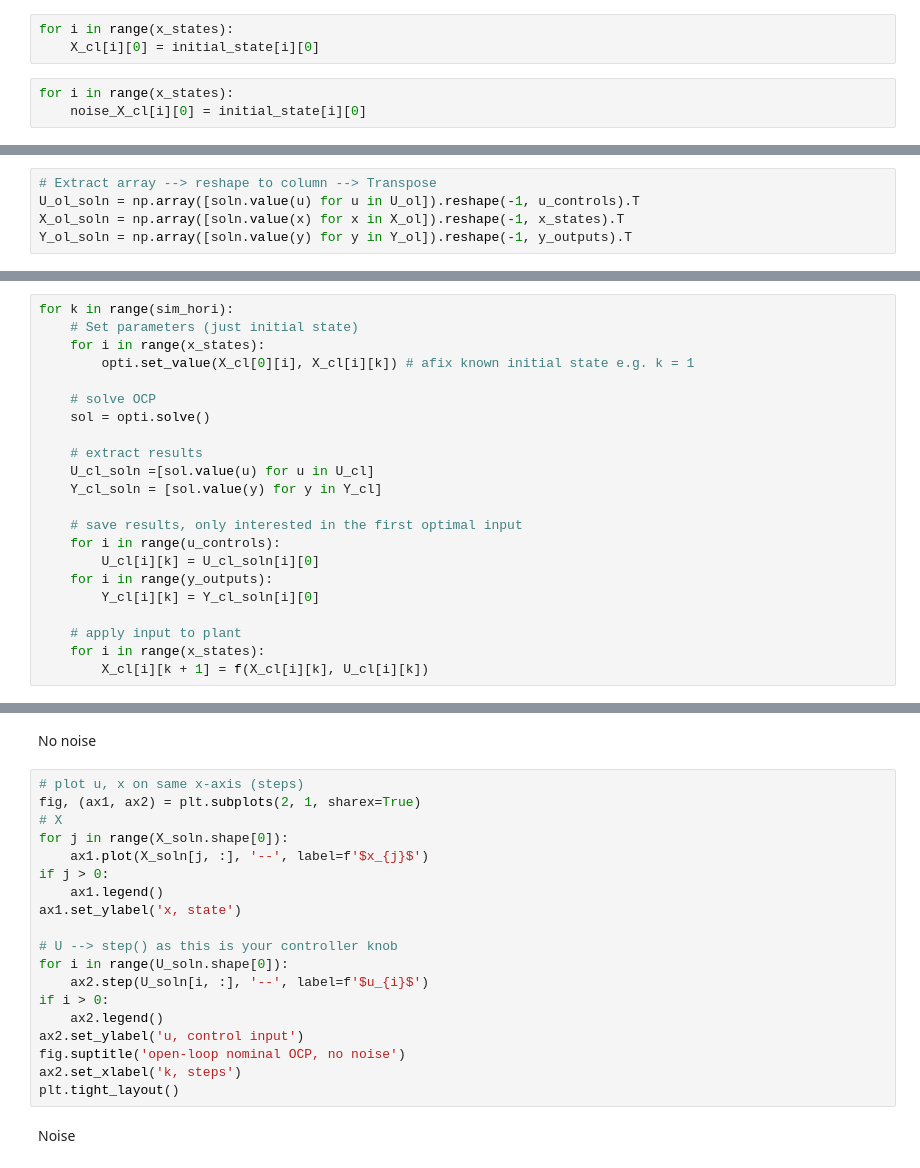
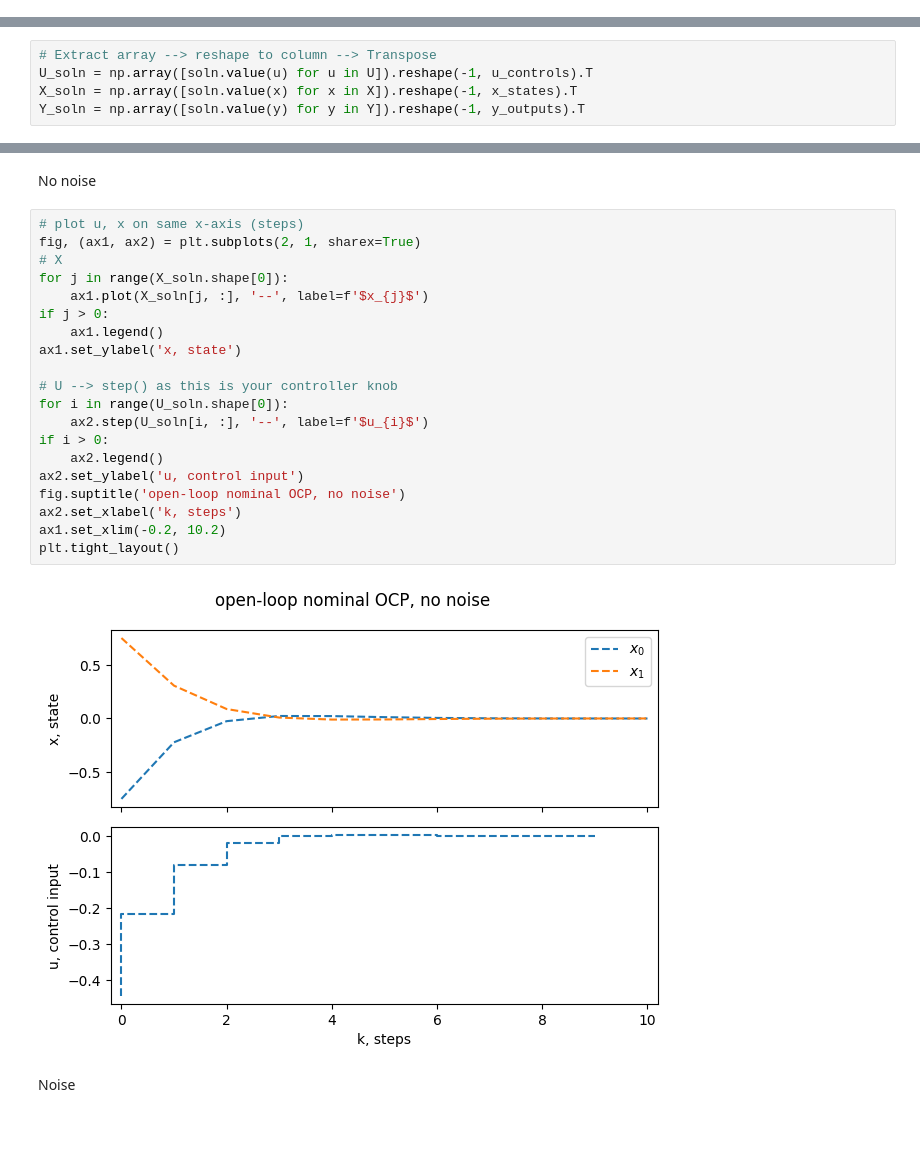
Before and after one commit to huynmela/MPC_study, a Jupyter notebook: nominal_MPC.ipynb, the cells around one changed output, grey strips where cells are left out. Cells and saved outputs as stored; diff of their text form; blank space fills up the shorter version.

Commit message:
implemented no noise model, plotted and debugged. overlay and send to ali

```diff
--- a/nominal_MPC.ipynb
+++ b/nominal_MPC.ipynb
@@ -166,9 +144,3 @@ Set the initial set
-# %%
-for i in range(x_states):
-    X_cl[i][0] = initial_state[i][0]
-# %%
-for i in range(x_states):
-    noise_X_cl[i][0] = initial_state[i][0]
 # %% [markdown]
 ### Solve OCP
 # %% [markdown]
@@ -192,7 +170,7 @@ soln = opti.solve()
 ##### Open-loop solve
 # %%
 # Extract array --> reshape to column --> Transpose
-U_ol_soln = np.array([soln.value(u) for u in U_ol]).reshape(-1, u_controls).T
-X_ol_soln = np.array([soln.value(x) for x in X_ol]).reshape(-1, x_states).T
-Y_ol_soln = np.array([soln.value(y) for y in Y_ol]).reshape(-1, y_outputs).T
+U_soln = np.array([soln.value(u) for u in U]).reshape(-1, u_controls).T
+X_soln = np.array([soln.value(x) for x in X]).reshape(-1, x_states).T
+Y_soln = np.array([soln.value(y) for y in Y]).reshape(-1, y_outputs).T
 # %%
@@ -204,25 +180,3 @@ noise_Y_ol_soln = np.array([soln.value(y) for y in noise_Y_ol]).reshape(-1, y_ou
-# %%
-for k in range(sim_hori):
-    # Set parameters (just initial state)
-    for i in range(x_states):
-        opti.set_value(X_cl[0][i], X_cl[i][k]) # afix known initial state e.g. k = 1
-
-    # solve OCP
-    sol = opti.solve()
-
-    # extract results
-    U_cl_soln =[sol.value(u) for u in U_cl]
-    Y_cl_soln = [sol.value(y) for y in Y_cl]
-
-    # save results, only interested in the first optimal input
-    for i in range(u_controls):
-        U_cl[i][k] = U_cl_soln[i][0]
-    for i in range(y_outputs):
-        Y_cl[i][k] = Y_cl_soln[i][0]
-
-    # apply input to plant
-    for i in range(x_states):
-        X_cl[i][k + 1] = f(X_cl[i][k], U_cl[i][k])
 # %% [markdown]
 ### Plotting
 # %% [markdown]
@@ -230,22 +184,25 @@ No noise
 # %%
 # plot u, x on same x-axis (steps)
 fig, (ax1, ax2) = plt.subplots(2, 1, sharex=True)
 # X
 for j in range(X_soln.shape[0]):
     ax1.plot(X_soln[j, :], '--', label=f'$x_{j}$')
 if j > 0:
     ax1.legend()
 ax1.set_ylabel('x, state')
 
 # U --> step() as this is your controller knob
 for i in range(U_soln.shape[0]):
     ax2.step(U_soln[i, :], '--', label=f'$u_{i}$')
 if i > 0:
     ax2.legend()
 ax2.set_ylabel('u, control input')
 fig.suptitle('open-loop nominal OCP, no noise')
 ax2.set_xlabel('k, steps')
+ax1.set_xlim(-0.2, 10.2)
 plt.tight_layout()
+# %% [output]
+[figure, added]
 # %% [markdown]
 Noise
 # %%
```
Also changed, not shown: parts of 31 cells of this notebook.
